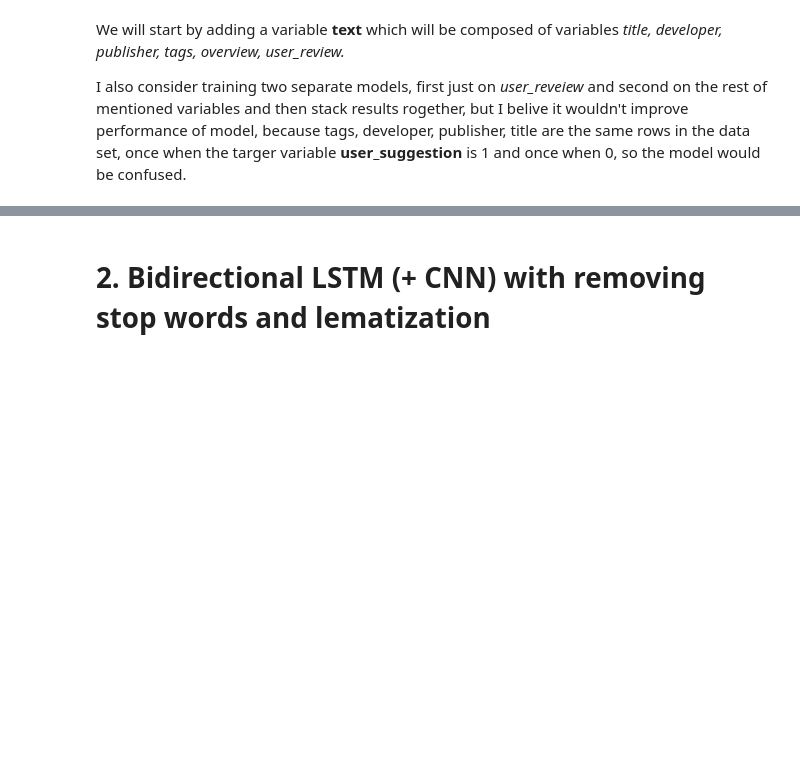
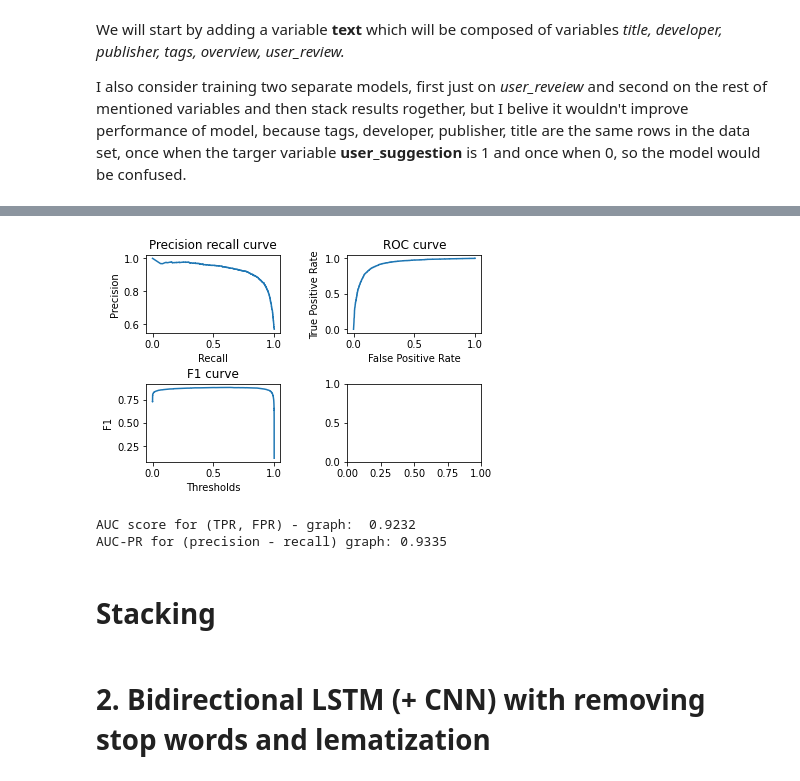
Before and after one commit to stazam/DTSE-project, a Jupyter notebook: DTSE_steam_data_reviews_model_building.ipynb, the cells around one changed output, grey strips where cells are left out. Drawn from its saved outputs; the diff is of its cells as text; code cells hidden in the pictures; blank space fills up the shorter version.

```diff
--- a/DTSE_steam_data_reviews_model_building.ipynb
+++ b/DTSE_steam_data_reviews_model_building.ipynb
@@ -201,5 +193,8 @@ y = X.user_suggestion.values
 We will start by adding a variable **text** which will be composed of variables *title, developer, publisher, tags, overview, user_review.*
 
 I also consider training two separate models, first just on *user_reveiew* and second on the rest of mentioned variables and then stack results rogether, but I belive it wouldn't improve performance of model, because tags, developer, publisher, title are the same rows in the data set, once when the targer variable **user_suggestion** is 1 and once when 0, so the model would be confused.
+# %%
+X['text'] = X.title + X.developer + X.publisher + X.tags + X.overview + X.user_review
+y = X.user_suggestion.values
 # %%
 X_train, X_test, y_train, y_test = train_test_split(X, y, test_size=0.33, random_state=42)
@@ -266,3 +360,11 @@ X_test_pred = model.predict(X_test_padded_NN)
+# %%
+diag_graphs(model, X_test_padded_NN, y_test)
+# %% [output]
+[figure, added]
+AUC score for (TPR, FPR) - graph:  0.9232
+AUC-PR for (precision - recall) graph: 0.9335
+# %% [markdown]
+# **Stacking**
 # %%
 from sklearn.impute import KNNImputer
 import numpy as np
```
Also changed, not shown: parts of 17 cells of this notebook.
